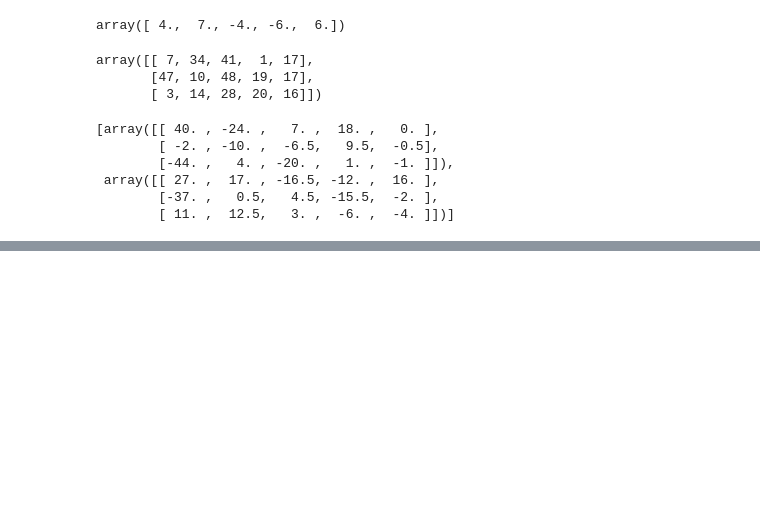
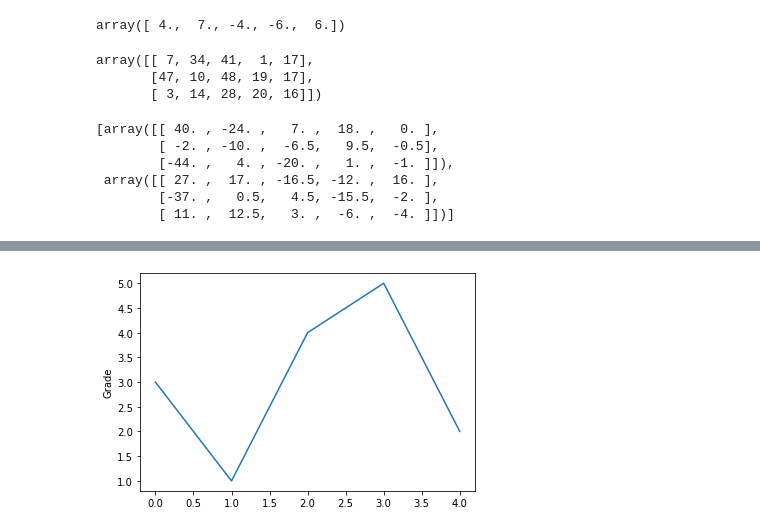
Before and after one commit to Pokoai/Data-Analysis-and-Display, a Jupyter notebook: Python数据分析与展示.ipynb, the cells around one changed output, grey strips where cells are left out. Saved outputs shown, nothing was run; the diff lists cells and outputs as text; code cells hidden in the pictures; blank space fills up the shorter version.

```diff
--- a/Python数据分析与展示.ipynb
+++ b/Python数据分析与展示.ipynb
@@ -668,0 +722,7 @@ np.gradient(c)
+# %%
+# plt.plot()只有一个输入列表或数组时，参数被当作Y轴，X轴以索引自动生成
+plt.plot([3, 1, 4, 5, 2])
+plt.ylabel("Grade")
+plt.show()
+# %% [output]
+[figure, added]
```
Also changed, not shown: parts of 13 cells of this notebook.
